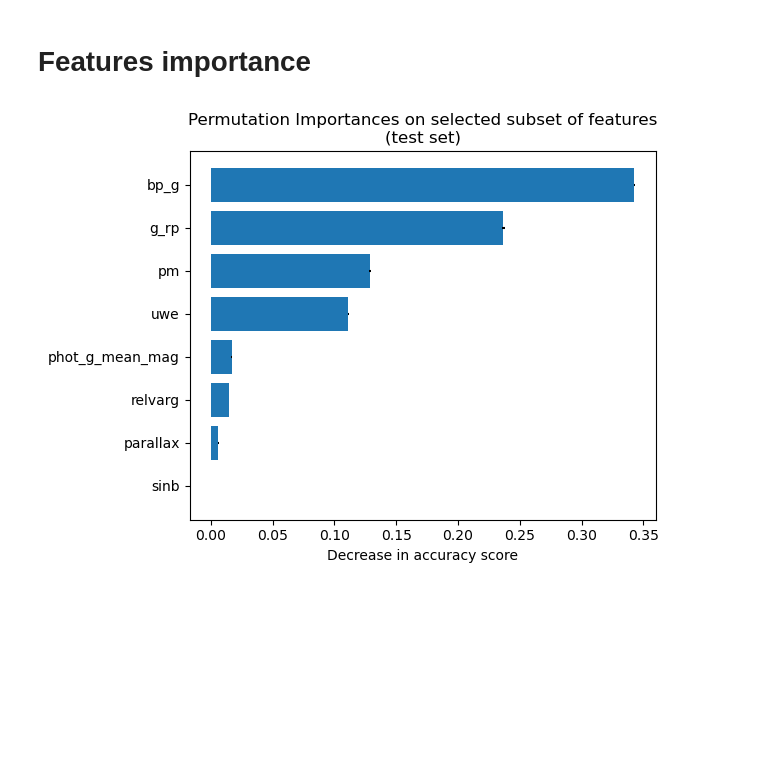
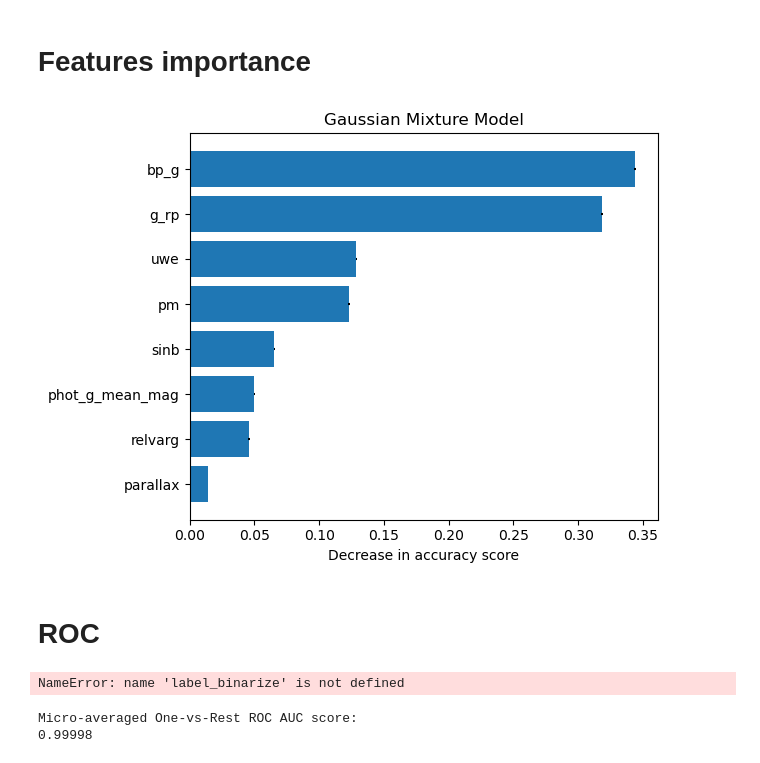
Before and after one commit to anacecilialr1/ML-Repository, a Jupyter notebook: model_GMM.ipynb, the cells around one changed output. Saved outputs shown, nothing was run; the diff lists cells and outputs as text; code cells hidden in the pictures; blank space fills up the shorter version.

```diff
--- a/model_GMM.ipynb
+++ b/model_GMM.ipynb
@@ -91,7 +123,7 @@ from sklearn.mixture import GaussianMixture
 from sklearn.metrics import accuracy_score
 
 # Split data into training and test sets
-X_train_val, X_test, y_train_val, y_test = train_test_split(scaled_features, label, test_size=0.5, random_state=42)
+# X_train_val, X_test, y_train_val, y_test = train_test_split(scaled_features, label, test_size=0.5, random_state=42)
 
-X_train, X_val, y_train, y_val = train_test_split(X_train_val, y_train_val, test_size = 0.5, random_state=42)
+# X_train, X_val, y_train, y_val = train_test_split(X_train_val, y_train_val, test_size = 0.5, random_state=42)
 # %%
@@ -114,3 +146,12 @@ gmm = GMMClassifier()
 from sklearn.utils.estimator_checks import check_estimator
 
 # check_estimator(GMMClassifier())
+# %%
+from sklearn.model_selection import GridSearchCV
+
+clf = GMMClassifier(random_state=42)
+param = {'n_components': np.arange(2,35),
+    'covariance_type': ['full', 'tied', 'diag', 'spherical'],
+    'prob_scale':np.arange(1,5)}
+search = GridSearchCV(clf, param, scoring = 'neg_log_loss', cv=3, n_jobs=8)
+search.fit(X_train, y_train)
@@ -177,4 +239,4 @@ The mean score using nested cross-validation is: 0.997 ± 0.000
 # %%
-classifier = GMMClassifier(n_components=18)
+classifier = GMMClassifier(n_components=14, covariance_type='full', prob_scale = 3, random_state=42)
 classifier.fit(X_train,y_train)
-y_pred = classifier.predict(X_val)
+y_pred = classifier.predict(X_test)
@@ -261,7 +367,7 @@ _ = plt.title("Test score via cross-validation")
 # %%
 from sklearn.inspection import permutation_importance
 
-def plot_feature_importances(perm_importance_result, feat_name):
+def plot_feature_importances(perm_importance_result, feat_name, savefig = True):
     """bar plot the feature importance"""
 
     fig, ax = plt.subplots()
@@ -275,17 +381,45 @@ def plot_feature_importances(perm_importance_result, feat_name):
 
     ax.set_yticks(range(len(indices)))
     _ = ax.set_yticklabels(feat_name[indices])
-    ax.set_title("Permutation Importances on selected subset of features\n(test set)")
+    ax.set_title("Gaussian Mixture Model")
     ax.set_xlabel("Decrease in accuracy score")
     ax.figure.tight_layout()
+
+    plt.savefig('GMM_importance.pdf')
 # %%
-model = GMMClassifier(n_components=18, covariance_type='full', random_state=42)
+model = GMMClassifier(n_components=14, covariance_type='full', prob_scale = 3, random_state=42)
 model.fit(X_train, y_train)
 
 perm_importance_result_train = permutation_importance(
-    model, X_train, y_train, n_repeats=10, random_state=42
+    model, X_train, y_train, n_repeats=20, random_state=42
 )
 
 plot_feature_importances(perm_importance_result_train, feature_names)
 # %% [output]
-[figure, old version]
+[figure, new version]
+# %% [markdown]
+# ROC
+# %%
+from sklearn.preprocessing import LabelBinarizer
+
+model = GMMClassifier(n_components=18, covariance_type='full', prob_scale = 3, random_state=42)
+
+y_score = model.fit(X_train, y_train).predict_proba(X_test)
+label_binarizer = LabelBinarizer().fit(y_train)
+y_onehot_test = label_binarizer.transform(y_test)
+y_onehot_test.shape  # (n_samples, n_classes)
+# %% [output]
+NameError: name 'label_binarize' is not defined
+# %%
+from sklearn.metrics import auc, roc_curve
+
+# store the fpr, tpr, and roc_auc for all averaging strategies
+fpr, tpr, roc_auc = dict(), dict(), dict()
+# Compute micro-average ROC curve and ROC area
+fpr["micro"], tpr["micro"], _ = roc_curve(y_onehot_test.ravel(), y_score.ravel())
+roc_auc["micro"] = auc(fpr["micro"], tpr["micro"])
+
+print(f"Micro-averaged One-vs-Rest ROC AUC score:\n{roc_auc['micro']:.5f}")
+# %% [output]
+Micro-averaged One-vs-Rest ROC AUC score:
+0.99998
```
Also changed, not shown: parts of 29 cells of this notebook.
